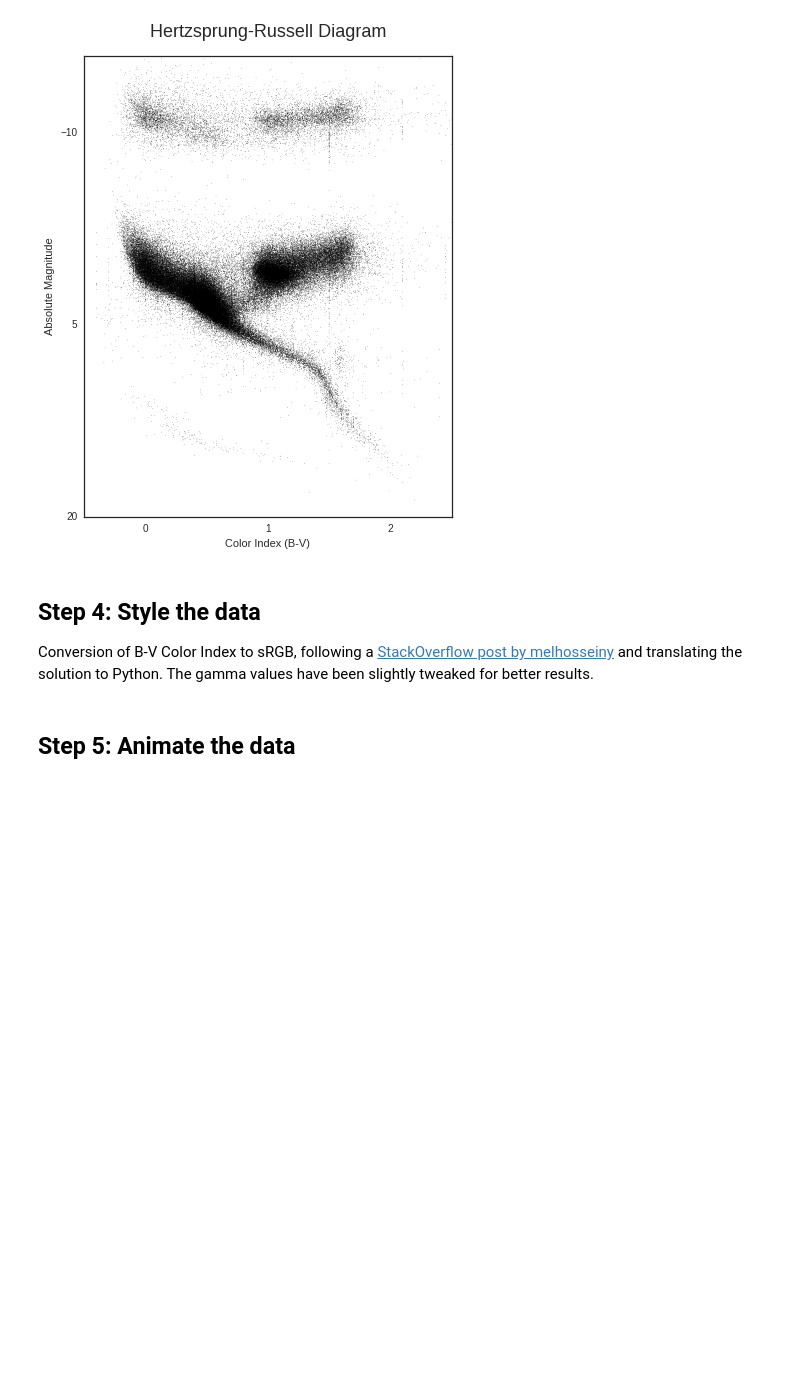
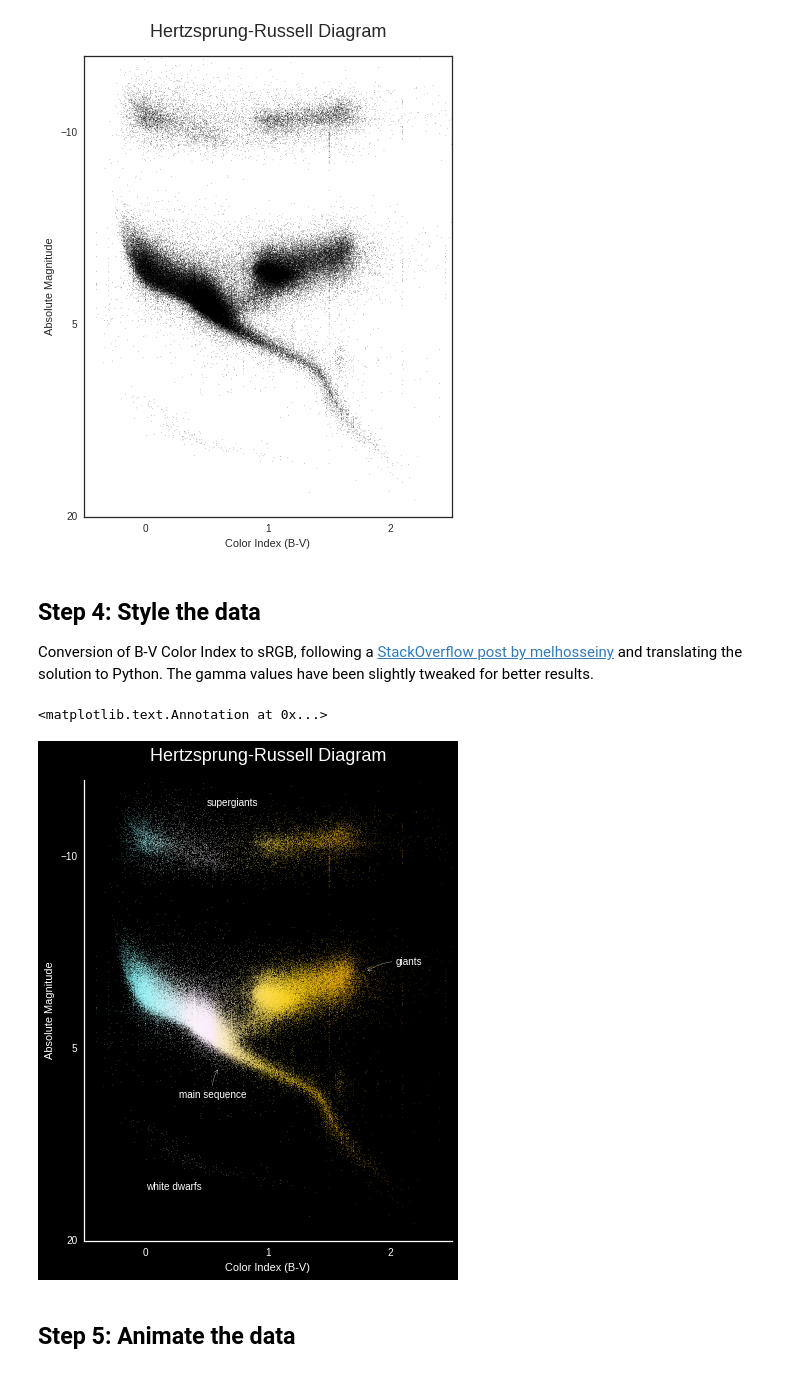
Before and after one commit to RobertoIA/Hertzsprung-Russell, a Jupyter notebook: Hertzsprung-Russell.ipynb, the cells around one changed output. Saved outputs shown, nothing was run; the diff lists cells and outputs as text; code cells hidden in the pictures; blank space fills up the shorter version.

Commit message:
Adds fancy styling to the visualization.

```diff
--- a/Hertzsprung-Russell.ipynb
+++ b/Hertzsprung-Russell.ipynb
@@ -137,5 +137,65 @@ def bv2rgb(bv):
     return [R, G, B, 1]
 
 color = df['ci'].apply(bv2rgb)
+# %%
+fig = plt.figure(
+    figsize=(6, 8),
+    facecolor='black',
+    dpi=72)
+ax = fig.add_axes([.1, .1, .85, .8])
+
+ax.set_axis_bgcolor('black')
+ax.spines['right'].set_visible(False)
+ax.spines['top'].set_visible(False)
+ax.spines['left'].set_color('white')
+ax.spines['bottom'].set_color('white')
+
+ax.set_title('Hertzsprung-Russell Diagram', color='white', fontsize=18)
+ax.title.set_position([.5, 1.03])
+ax.set_xlabel('Color Index (B-V)', color='white')
+ax.set_ylabel('Absolute Magnitude', color='white')
+
+ax.scatter(
+    df['ci'],
+    df['absmag'],
+    marker='.',
+    s=[1] * len(df),
+    facecolors=color,
+    linewidth=0)
+
+ax.set_xlim(-.5, 2.5)
+ax.set_xticks(np.linspace(0, 2, 3, endpoint=True))
+ax.set_ylim(18, -16)
+ax.set_yticks(np.linspace(20, -10, 3, endpoint=True))
+ax.tick_params(top='off', right='off', direction='out', colors='white')
+
+ax.annotate(
+    'main sequence', xy=(.6, 6.5), xycoords='data',
+    fontsize='small', color='white',
+    xytext=(-40, -30), textcoords='offset points',
+    arrowprops=dict(
+        arrowstyle="->",
+        connectionstyle="arc3,rad=-.2",
+        color='white'))
+ax.annotate(
+    'giants', xy=(1.8, -1), xycoords='data',
+    fontsize='small', color='white',
+    xytext=(30, 7), textcoords='offset points',
+    arrowprops=dict(
+        arrowstyle="->",
+        connectionstyle="arc3,rad=.2",
+        color='white'))
+ax.annotate(
+    'supergiants', xy=(.5, -14), xycoords='data',
+    fontsize='small', color='white')
+ax.annotate(
+    'white dwarfs', xy=(0, 16), xycoords='data',
+    fontsize='small', color='white')
+
+# uncomment to save figure
+#plt.savefig("Hertzsprung-Russell.png", dpi=72)
+# %% [output]
+<matplotlib.text.Annotation at 0x...>
+[figure, added]
 # %% [markdown]
 ## Step 5: Animate the data
```
